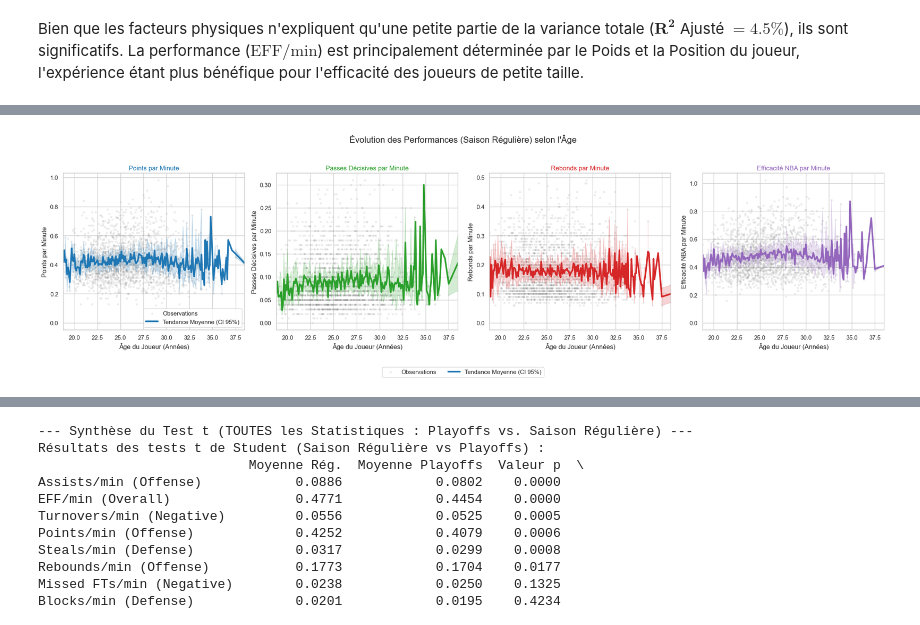
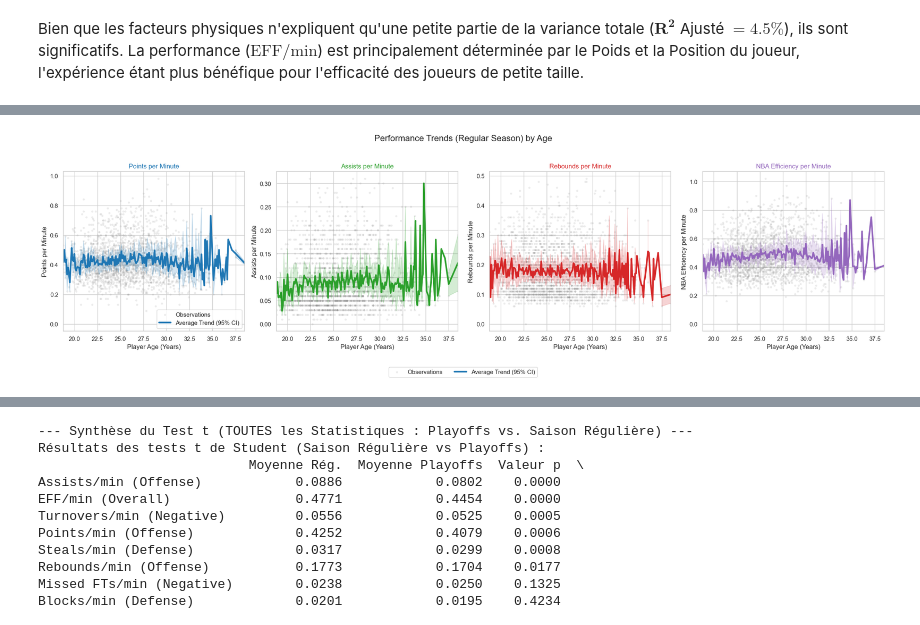
Before and after one commit to Raf-Alb/Data-Science-Group-Q, a Jupyter notebook: Rendu/Projet_Clean_Rendu_JP.ipynb, the cells around one changed output, grey strips where cells are left out. Drawn from its saved outputs; the diff is of its cells as text; code cells hidden in the pictures.

```diff
--- a/Rendu/Projet_Clean_Rendu_JP.ipynb
+++ b/Rendu/Projet_Clean_Rendu_JP.ipynb
@@ -673,17 +697,17 @@ plt.show()
 # %%
-# --- 3. Visualisation : Évolution des 4 performances selon l'Âge ---
+# --- 3. Visualization: Evolution of the 4 performance metrics by Age ---
 metrics_to_plot = {
-    'PTS_per_min': 'Points par Minute',
-    'AST_per_min': 'Passes Décisives par Minute',
-    'REB_per_min': 'Rebonds par Minute',
-    'EFF_per_min': 'Efficacité NBA par Minute' # La métrique demandée
+    'PTS_per_min': 'Points per Minute',
+    'AST_per_min': 'Assists per Minute',
+    'REB_per_min': 'Rebounds per Minute',
+    'EFF_per_min': 'NBA Efficiency per Minute'  # Requested metric
 }
 
 sns.set_style("whitegrid")
 fig, axes = plt.subplots(1, 4, figsize=(22, 6), sharex=True)
-fig.suptitle("Évolution des Performances (Saison Régulière) selon l'Âge", fontsize=16)
+fig.suptitle("Performance Trends (Regular Season) by Age", fontsize=16)
 
-colors = ['#1f77b4', '#2ca02c', '#d62728', '#9467bd'] # Bleu, Vert, Rouge, Violet
+colors = ['#1f77b4', '#2ca02c', '#d62728', '#9467bd']  # Blue, Green, Red, Purple
 
 for i, (metric, title) in enumerate(metrics_to_plot.items()):
     ax = axes[i]
@@ -691,7 +715,7 @@ for i, (metric, title) in enumerate(metrics_to_plot.items()):
 
     df_plot = df_analysis.dropna(subset=[metric])
 
-    # 1. Scatter plot de tous les points (Montre la variabilité)
+    # 1. Scatter plot of all observations (shows variability)
     sns.scatterplot(
         data=df_plot,
         x=age_col,
@@ -699,40 +723,40 @@ for i, (metric, title) in enumerate(metrics_to_plot.items()):
         alpha=0.15,
         color='gray',
         s=15,
         ax=ax,
         label='Observations' if i == 0 else ""
     )
 
-    # 2. Ligne de tendance moyenne avec intervalle de confiance
+    # 2. Mean trend line with confidence interval
     sns.lineplot(
         data=df_plot,
         x=age_col,
         y=metric,
         estimator='mean',
-        errorbar=('ci', 95), # Intervalle de confiance à 95%
+        errorbar=('ci', 95),  # 95% confidence interval
         color=color,
         linewidth=3,
-        label='Tendance Moyenne (CI 95%)' if i == 0 else "",
+        label='Average Trend (95% CI)' if i == 0 else "",
         ax=ax
     )
 
     ax.set_title(title, fontsize=12, color=color)
-    ax.set_xlabel('Âge du Joueur (Années)')
+    ax.set_xlabel('Player Age (Years)')
     ax.set_ylabel(title)
     ax.set_xlim(df_plot[age_col].min(), df_plot[age_col].max())
 
 
-# Ajouter une légende globale
+# Add a global legend
 handles, labels = axes[0].get_legend_handles_labels()
 fig.legend(handles, labels, loc='upper center', ncol=2, bbox_to_anchor=(0.5, 0.0))
 
 plt.tight_layout(rect=[0, 0.03, 1, 0.95])
 
-# sauvegarde du graphique
-plt.savefig('evolution_performance_age.png', dpi=300, bbox_inches="tight")
+# Save the figure
+plt.savefig('performance_evolution_by_age.png', dpi=300, bbox_inches="tight")
 
-# --- COMMANDE POUR AFFICHER LE GRAPHIQUE INTERACTIVEMENT ---
+# --- COMMAND TO DISPLAY THE PLOT INTERACTIVELY ---
 plt.show()
 # %% [output]
-[figure, old version]
+[figure, new version]
 # %%
```
Also changed, not shown: parts of 10 cells of this notebook, 8 other files.
